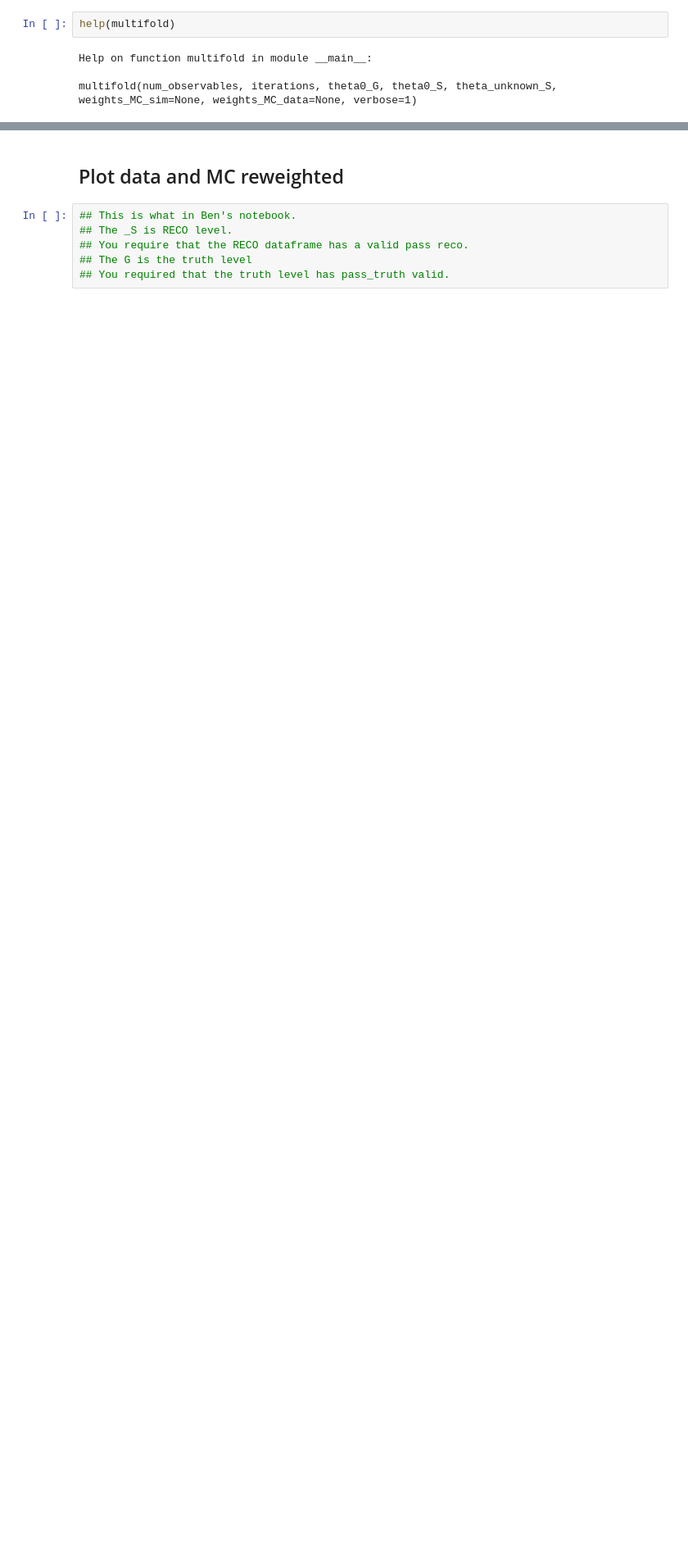
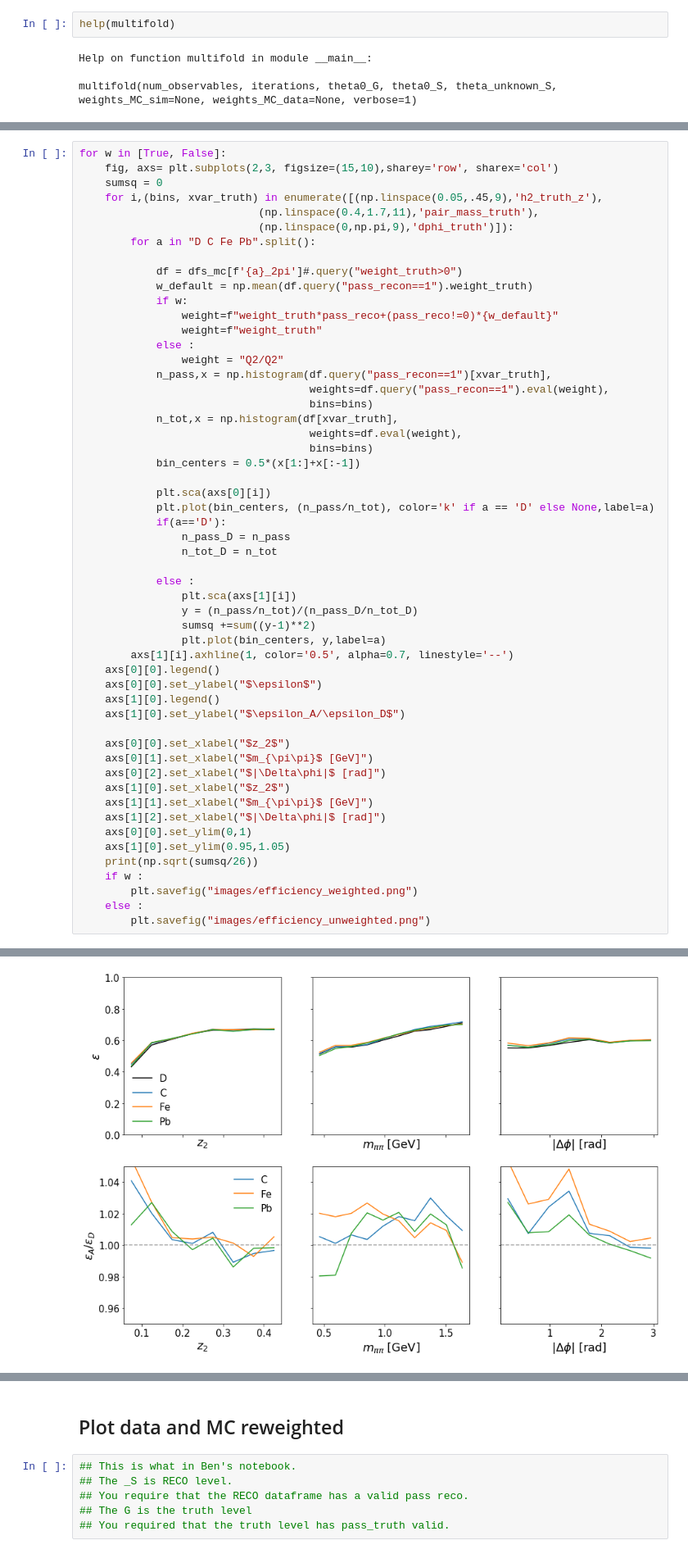
Before and after one commit to smoranvas/di-hadron, a Jupyter notebook: ReweightDihadrons-Clas6.ipynb, the cells around one changed output, grey strips where cells are left out. Shown at 82% size. Drawn from its saved outputs; the diff is of its cells as text; blank space fills up the shorter version.

```diff
--- a/ReweightDihadrons-Clas6.ipynb
+++ b/ReweightDihadrons-Clas6.ipynb
@@ -427,0 +521,55 @@ TypeError: Parameter to MergeFrom() must be instance of same class: expected ten
+# %%
+for w in [True, False]:
+    fig, axs= plt.subplots(2,3, figsize=(15,10),sharey='row', sharex='col')
+    sumsq = 0
+    for i,(bins, xvar_truth) in enumerate([(np.linspace(0.05,.45,9),'h2_truth_z'),
+                            (np.linspace(0.4,1.7,11),'pair_mass_truth'),
+                            (np.linspace(0,np.pi,9),'dphi_truth')]):
+        for a in "D C Fe Pb".split():
+
+            df = dfs_mc[f'{a}_2pi']#.query("weight_truth>0")
+            w_default = np.mean(df.query("pass_recon==1").weight_truth)
+            if w:
+                weight=f"weight_truth*pass_reco+(pass_reco!=0)*{w_default}"
+                weight=f"weight_truth"
+            else :
+                weight = "Q2/Q2"
+            n_pass,x = np.histogram(df.query("pass_recon==1")[xvar_truth],
+                                    weights=df.query("pass_recon==1").eval(weight),
+                                    bins=bins)
+            n_tot,x = np.histogram(df[xvar_truth],
+                                    weights=df.eval(weight),
+                                    bins=bins)
+            bin_centers = 0.5*(x[1:]+x[:-1])
+
+            plt.sca(axs[0][i])
+            plt.plot(bin_centers, (n_pass/n_tot), color='k' if a == 'D' else None,label=a)
+            if(a=='D'):
+                n_pass_D = n_pass
+                n_tot_D = n_tot
+
+            else :
+                plt.sca(axs[1][i])
+                y = (n_pass/n_tot)/(n_pass_D/n_tot_D)
+                sumsq +=sum((y-1)**2)
+                plt.plot(bin_centers, y,label=a)
+        axs[1][i].axhline(1, color='0.5', alpha=0.7, linestyle='--')
+    axs[0][0].legend()
+    axs[0][0].set_ylabel("$\epsilon$")
+    axs[1][0].legend()
+    axs[1][0].set_ylabel("$\epsilon_A/\epsilon_D$")
+
+    axs[0][0].set_xlabel("$z_2$")
+    axs[0][1].set_xlabel("$m_{\pi\pi}$ [GeV]")
+    axs[0][2].set_xlabel("$|\Delta\phi|$ [rad]")
+    axs[1][0].set_xlabel("$z_2$")
+    axs[1][1].set_xlabel("$m_{\pi\pi}$ [GeV]")
+    axs[1][2].set_xlabel("$|\Delta\phi|$ [rad]")
+    axs[0][0].set_ylim(0,1)
+    axs[1][0].set_ylim(0.95,1.05)
+    print(np.sqrt(sumsq/26))
+    if w :
+        plt.savefig("images/efficiency_weighted.png")
+    else :
+        plt.savefig("images/efficiency_unweighted.png")
+# %% [output]
@@ -427,0 +578 @@ TypeError: Parameter to MergeFrom() must be instance of same class: expected ten
+[figure, added]
```
Also changed, not shown: parts of 30 cells of this notebook, 44 other files.
